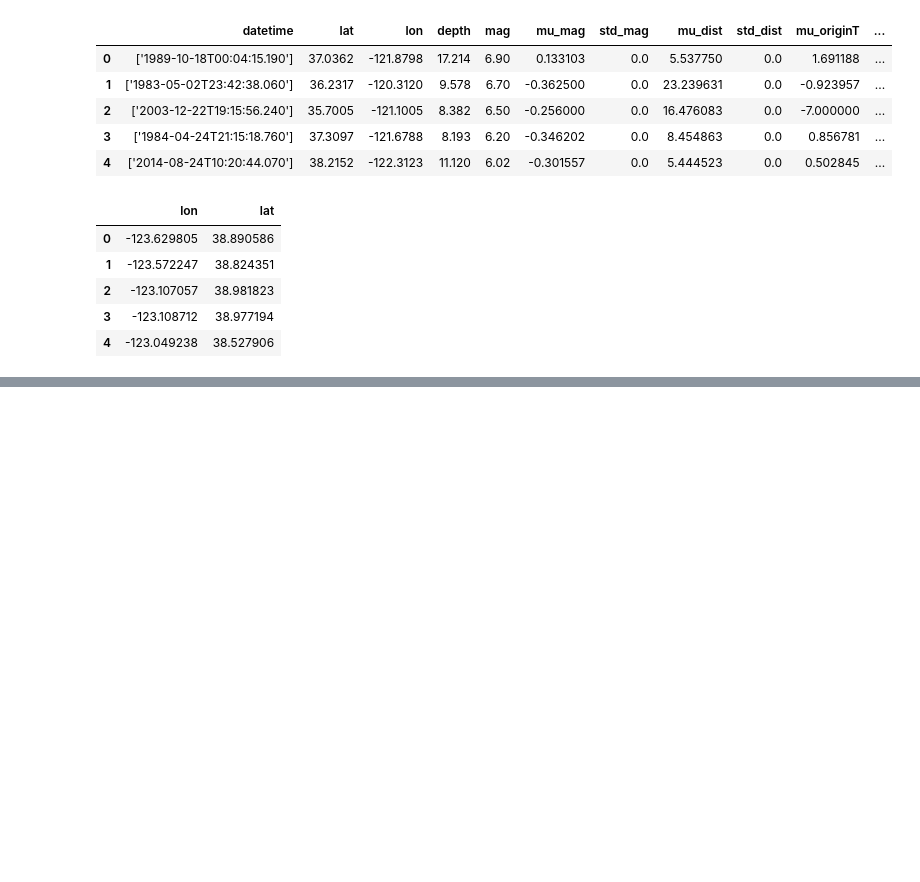
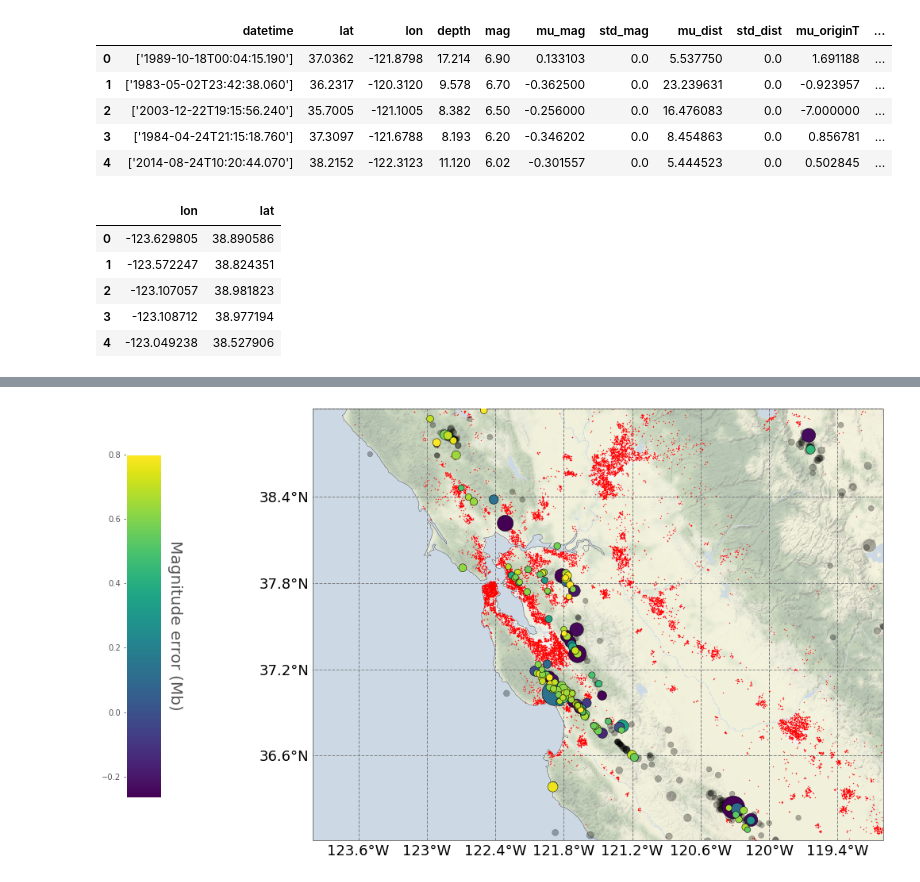
Before and after one commit to rmartinshort/mini_projects, a Jupyter notebook: cartopy_mapping/event_map_plots.ipynb, the cells around one changed output, grey strips where cells are left out. Cells and saved outputs as stored; diff of their text form; code cells hidden in the pictures; blank space fills up the shorter version.

```diff
--- a/cartopy_mapping/event_map_plots.ipynb
+++ b/cartopy_mapping/event_map_plots.ipynb
@@ -103,3 +111,58 @@ cbar.set_label('Time to first alert (s)', rotation=270,fontsize=30,labelpad=27)
+# %%
+fig = plt.figure(figsize=(20, 10))
+ax = fig.add_subplot(1, 1, 1, projection=stamen_terrain.crs)
+ax.set_extent([minlon_extent, maxlon_extent, \
+               minlat_extent, maxlat_extent])
+
+ax.coastlines(resolution='10m',linewidth=0.3)
+
+# Add the Stamen data at zoom level 8.
+ax.add_image(stamen_terrain, 8,alpha=0.5)
+
+gl = ax.gridlines(crs=ccrs.PlateCarree(), draw_labels=True,
+            linewidth=1, color='gray', alpha=1, linestyle='--')
+
+gl.xformatter = LONGITUDE_FORMATTER
+gl.yformatter = LATITUDE_FORMATTER
+gl.xlabel_style = {'size': 18, 'color': 'black'}
+gl.ylabel_style = {'size': 18, 'color': 'black'}
+gl.xlabels_top = False
+gl.ylabels_left = True
+gl.ylabels_right= False
+
+#plot the population using phones
+ax.plot(population['lon'],population['lat'],'r.',\
+        transform=ccrs.PlateCarree(),markersize=0.8)
+
+#plot the detected earthquakes
+#Set lower and upper values for the colorscale
+c_5 = np.percentile(detected_events['mu_mag'],5)
+c_95 = np.percentile(detected_events['mu_mag'],95)
+
+colorevents = detected_events['mu_mag'].apply(lambda x: c_5 if x <= c_5 else x)
+colorevents = colorevents.apply(lambda x: c_95 if x >= c_95 else x)
+
+eqs = ax.scatter(detected_events['lon'],detected_events['lat'],\
+        transform=ccrs.PlateCarree(),s=np.exp(detected_events['mag'])\
+          ,edgecolor='k',zorder=10,c=colorevents,cmap='viridis')
+
+#plot all earthquakes (to show undetected)
+ax.scatter(all_events['lon'],all_events['lat'],\
+        transform=ccrs.PlateCarree(),s=np.exp(0.95*all_events['mag'])\
+          ,edgecolor='k',zorder=5,alpha=0.3,color='k')
+
+bar_ax = fig.add_axes([0.1, 0.2, 0.03, 0.6])
+
+#Set lower and upper values for the colorscale
+#c_5 = np.percentile(detected_events['mu_mag'],1)
+#c_95 = np.percentile(detected_events['mu_mag'],99)
+
+cbar = plt.colorbar(eqs,cax=bar_ax)
+bar_ax.yaxis.set_ticks_position('left')
+bar_ax.yaxis.set_label_position('right')
+cbar.set_label('Magnitude error (Mb)', rotation=270,fontsize=20,labelpad=27)
+# %% [output]
+[figure, added]
 # %%
 fig = plt.figure(figsize=(20, 10))
 ax = fig.add_subplot(1, 1, 1, projection=stamen_terrain.crs)
```
Also changed, not shown: parts of 3 cells of this notebook.
